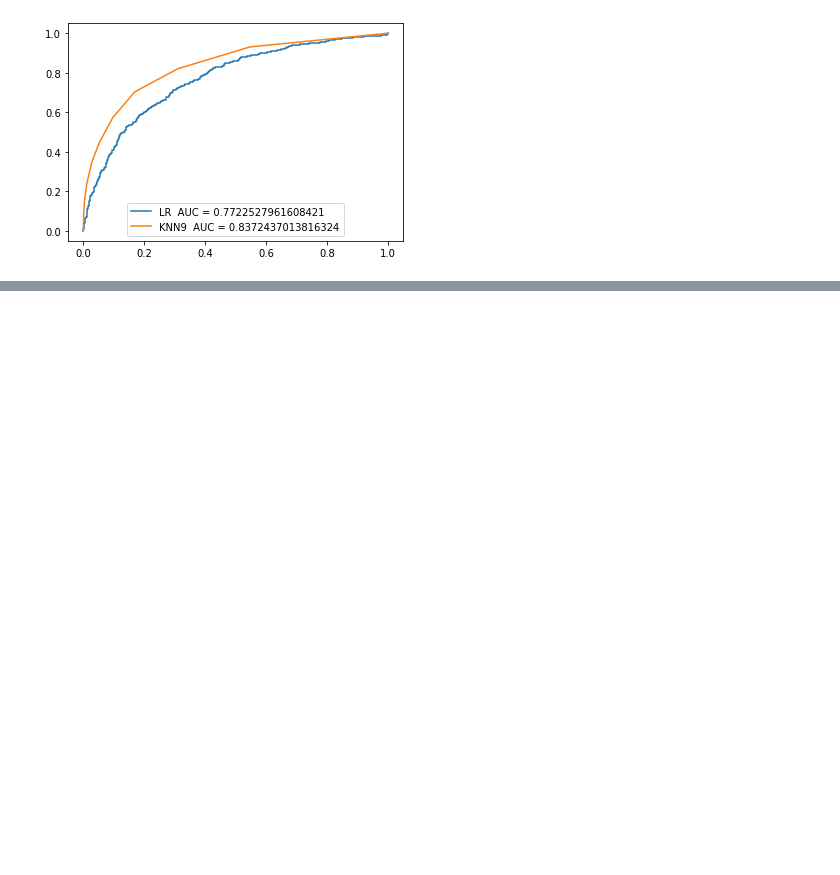
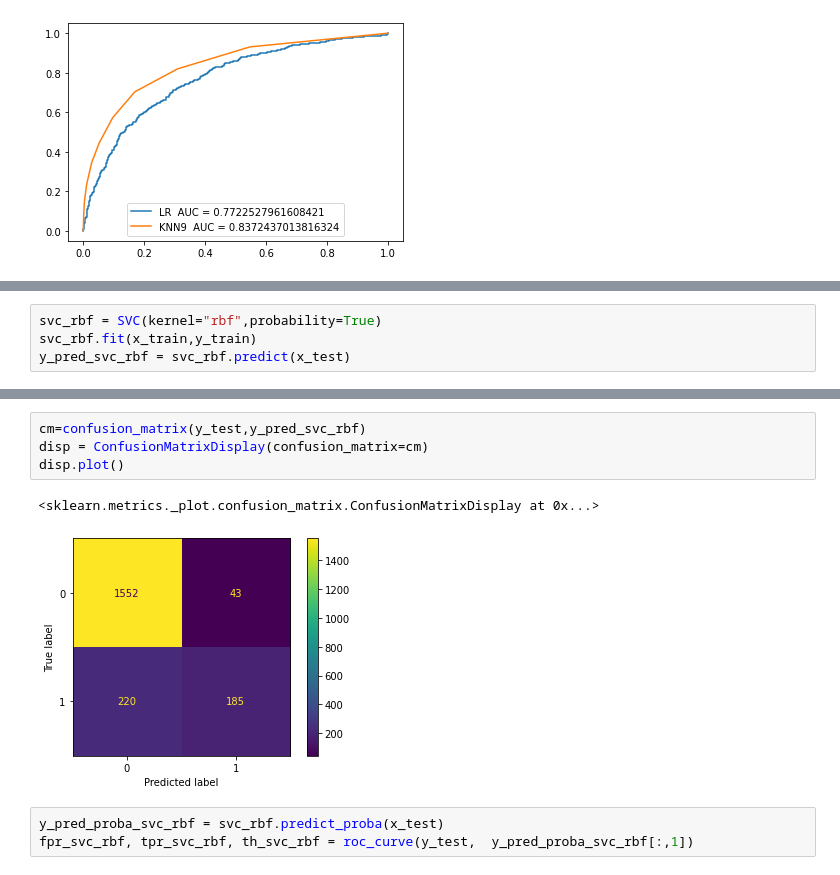
Before and after one commit to Aymen135/TP_machinelearning, a Jupyter notebook: TP3/TP3.ipynb, the cells around one changed output, grey strips where cells are left out. Cells and saved outputs as stored; diff of their text form; blank space fills up the shorter version.

```diff
--- a/TP3/TP3.ipynb
+++ b/TP3/TP3.ipynb
@@ -373,0 +403,4 @@ plt.show()
+# %%
+svc_rbf = SVC(kernel="rbf",probability=True)
+svc_rbf.fit(x_train,y_train)
+y_pred_svc_rbf = svc_rbf.predict(x_test)
@@ -373,0 +418,10 @@ plt.show()
+# %%
+cm=confusion_matrix(y_test,y_pred_svc_rbf)
+disp = ConfusionMatrixDisplay(confusion_matrix=cm)
+disp.plot()
+# %% [output]
+<sklearn.metrics._plot.confusion_matrix.ConfusionMatrixDisplay at 0x...>
+[figure, added]
+# %%
+y_pred_proba_svc_rbf = svc_rbf.predict_proba(x_test)
+fpr_svc_rbf, tpr_svc_rbf, th_svc_rbf = roc_curve(y_test,  y_pred_proba_svc_rbf[:,1])
```
Also changed, not shown: parts of 20 cells of this notebook, 1 other file.
